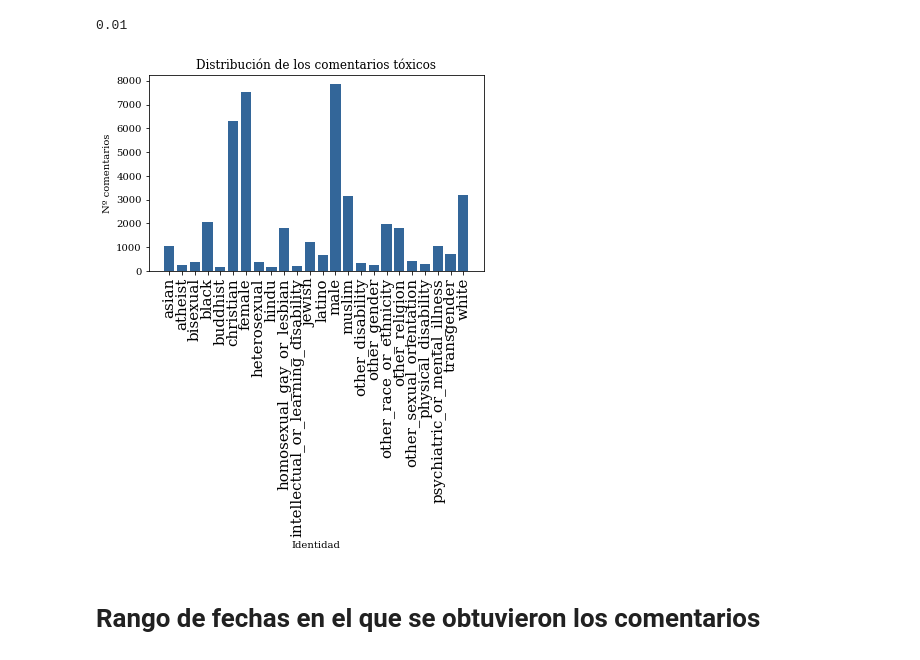
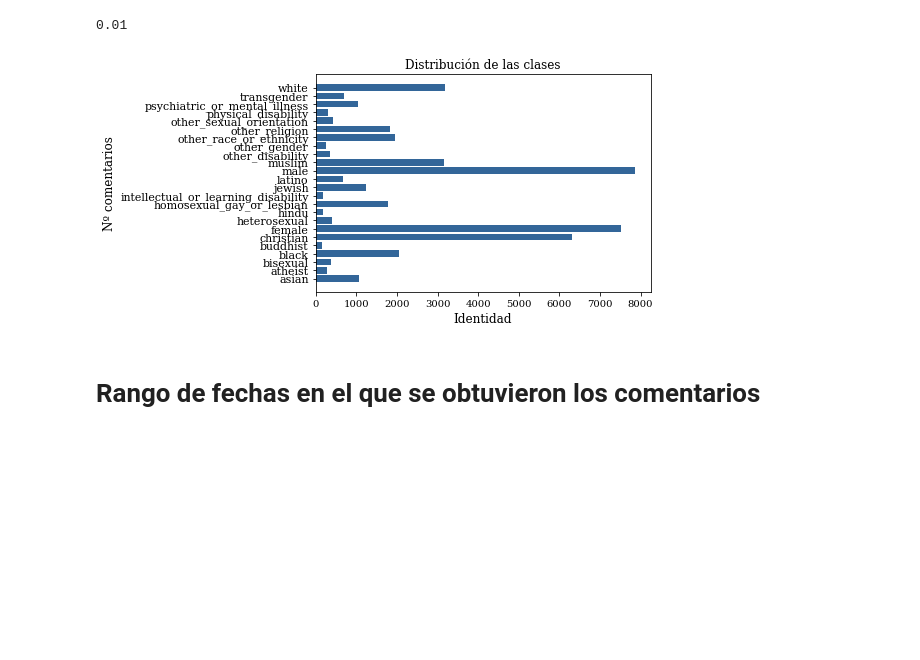
Before and after one commit to SpRdgz/TFM, a Jupyter notebook: EDA_Jigsaw.ipynb, the cells around one changed output. Saved outputs shown, nothing was run; the diff lists cells and outputs as text; code cells hidden in the pictures; blank space fills up the shorter version.

```diff
--- a/EDA_Jigsaw.ipynb
+++ b/EDA_Jigsaw.ipynb
@@ -206,15 +206,15 @@ for idnt in columnas_identidad:
     subgroup_df = subgroup_df.append(subgroup_dict, ignore_index=True)
 # %%
 #Dibujamos los resultados
-plt.bar(subgroup_df.identity, subgroup_df.toxic,color=(0.2, 0.4, 0.6))
-plt.xlabel('Identidad', fontsize=10)
-plt.ylabel('Nº comentarios', fontsize=10)
-plt.xticks(fontsize=15, rotation=90)
-plt.subplots_adjust(bottom=0.2)
-plt.title('Distribución de los comentarios tóxicos')
+plt.barh(subgroup_df.identity, subgroup_df.toxic,color=(0.2, 0.4, 0.6))
+plt.xlabel('Identidad', fontsize=12)
+plt.ylabel('Nº comentarios', fontsize=12)
+plt.xticks(fontsize=10)
+plt.yticks(fontsize=11)
+plt.title('Distribución de las clases')
 plt.show()
 # %% [output]
-[figure, old version]
+[figure, new version]
 # %% [markdown]
 # Rango de fechas en el que se obtuvieron los comentarios
 # %%
```
Also changed, not shown: parts of 2 cells of this notebook, 3 other files.
